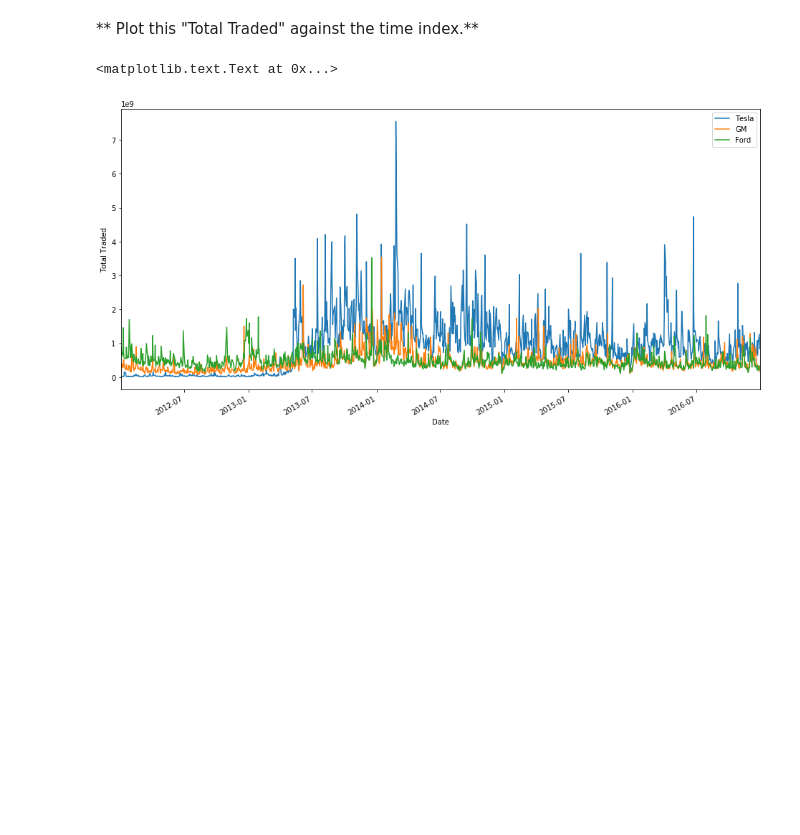
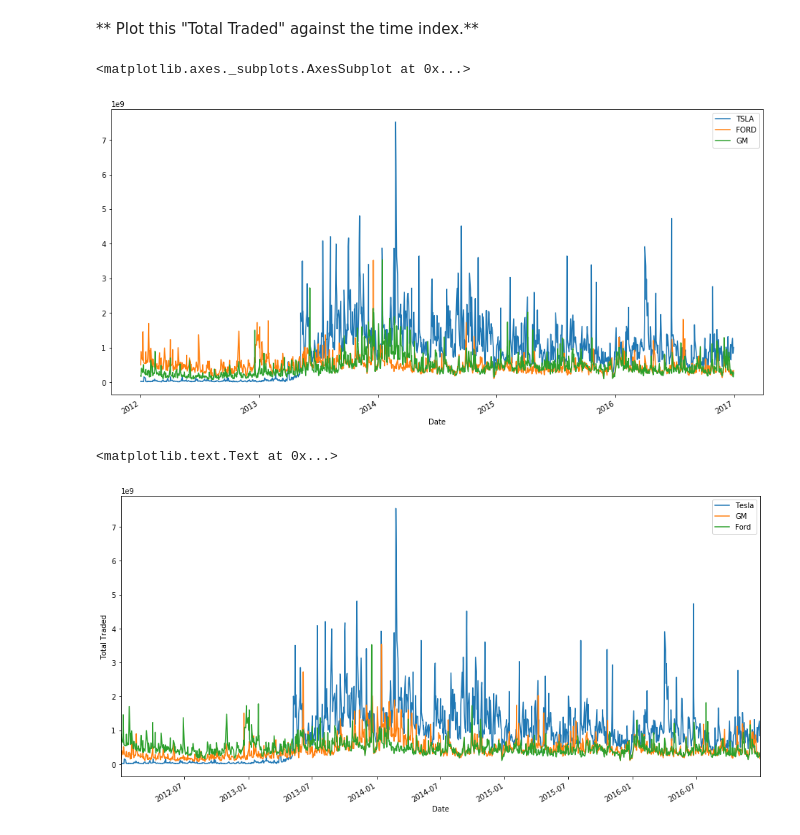
Before and after one commit to drachum/data-science-playground, a Jupyter notebook: python-finances/07-Stock-Market-Analysis-Capstone-Project/Stock Market Analysis Project.ipynb, the cells around one changed output. Drawn from its saved outputs; the diff is of its cells as text; code cells hidden in the pictures; blank space fills up the shorter version.

```diff
--- a/python-finances/07-Stock-Market-Analysis-Capstone-Project/Stock Market Analysis Project.ipynb
+++ b/python-finances/07-Stock-Market-Analysis-Capstone-Project/Stock Market Analysis Project.ipynb
@@ -96,3 +162,9 @@ ____
 ** Create a new column for each dataframe called "Total Traded" which is the Open Price multiplied by the Volume Traded.**
 # %%
 # Code Here
+# %%
+tsla["Total Traded"] = tsla["Open"]*tsla["Volume"]
+ford["Total Traded"] = ford["Open"]*ford["Volume"]
+gm["Total Traded"] = gm["Open"]*gm["Volume"]
+
+total_traded
@@ -103,3 +181,13 @@ ____
+# %%
+total_traded = pd.DataFrame()
+total_traded["TSLA"] = tsla["Total Traded"]
+total_traded["FORD"] = ford["Total Traded"]
+total_traded["GM"] = gm["Total Traded"]
+
+total_traded.plot(figsize=(16,8))
+# %% [output]
+<matplotlib.axes._subplots.AxesSubplot at 0x...>
+[figure, added]
 # %%
 # %% [output]
 <matplotlib.text.Text at 0x...>
```
Also changed, not shown: parts of 20 cells of this notebook.
